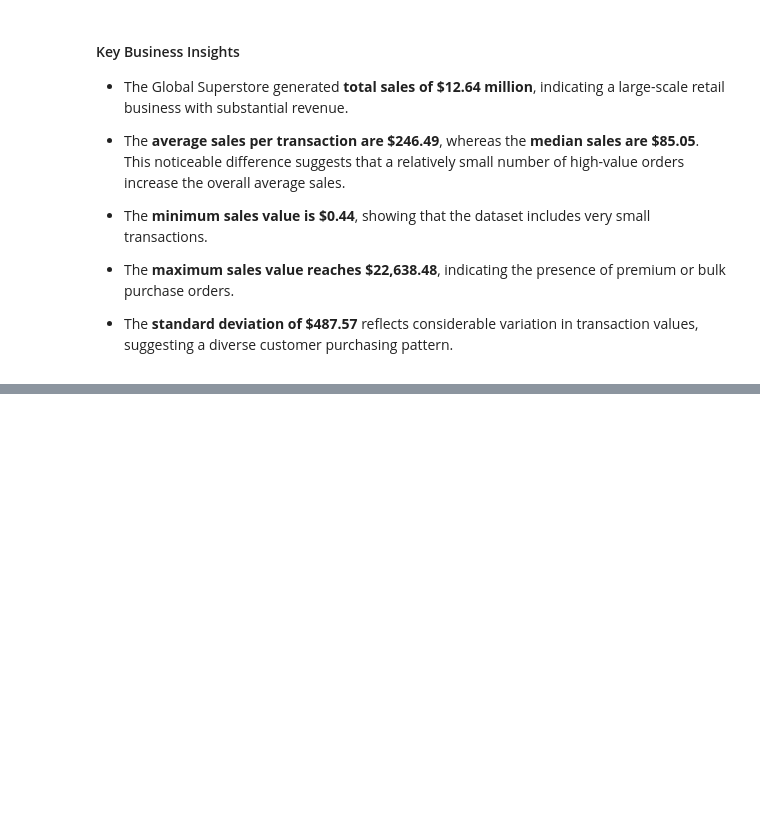
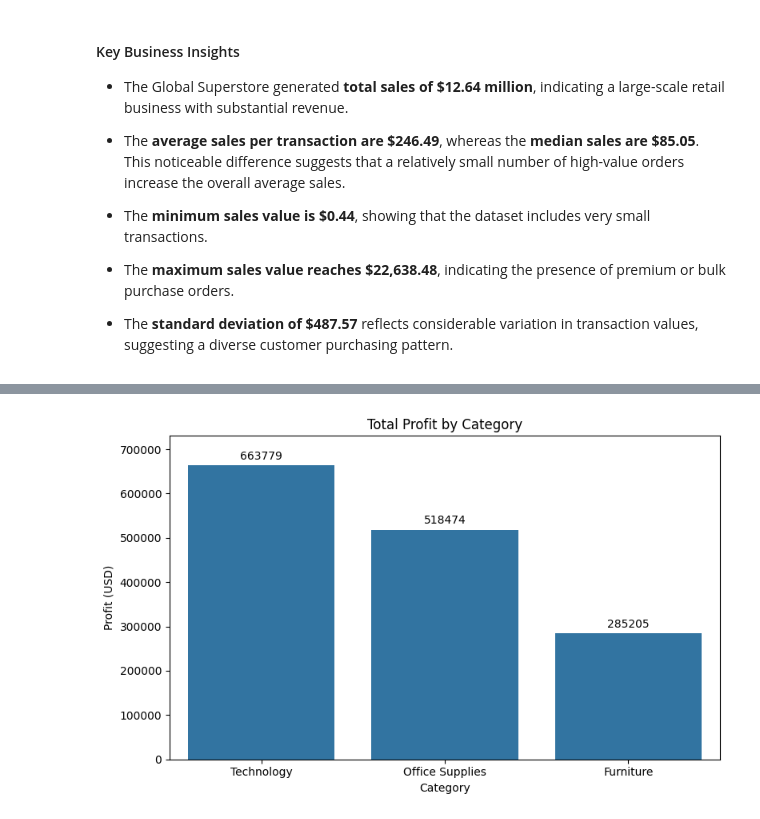
Before and after one commit to huzaifawaheed2/DevelopersHub-Corporation-Advanced-Internship, a Jupyter notebook: Project-03-Interactive-Business-Dashboard/notebooks/Business_Dashboard_Preprocessing.ipynb, the cells around one changed output, grey strips where cells are left out. Saved outputs shown, nothing was run; the diff lists cells and outputs as text; code cells hidden in the pictures; blank space fills up the shorter version.

```diff
--- a/Project-03-Interactive-Business-Dashboard/notebooks/Business_Dashboard_Preprocessing.ipynb
+++ b/Project-03-Interactive-Business-Dashboard/notebooks/Business_Dashboard_Preprocessing.ipynb
@@ -570,0 +655,19 @@ sales_summary
+# %%
+# Calculate total profit by category
+
+category_profit = (
+    df_clean
+    .groupby("Category", as_index=False)["Profit"]
+    .sum()
+    .sort_values(by="Profit", ascending=False)
+)
+
+# Display dataframe (formatted values)
+
+category_profit_display = category_profit.copy()
+
+category_profit_display["Profit"] = category_profit_display["Profit"].map(
+    lambda x: f"${x:,.2f}"
+)
+
+category_profit_display
@@ -570,0 +683,38 @@ sales_summary
+# %%
+# Create profit by category bar chart
+
+plt.figure(figsize=(8, 5))
+
+ax = sns.barplot(
+    data=category_profit,
+    x="Category",
+    y="Profit"
+)
+
+# Add profit labels on bars
+
+for container in ax.containers:
+    ax.bar_label(
+        container,
+        fmt="%.0f",
+        padding=3
+    )
+
+plt.ylim(0, category_profit["Profit"].max() * 1.10)
+plt.ticklabel_format(style="plain", axis="y")
+
+plt.title("Total Profit by Category")
+plt.xlabel("Category")
+plt.ylabel("Profit (USD)")
+
+plt.tight_layout()
+
+# plt.savefig(
+#     "../outputs/figures/02_profit_by_category.png",
+#     dpi=300,
+#     bbox_inches="tight"
+# )
+
+plt.show()
+# %% [output]
+[figure, added]
```
Also changed, not shown: parts of 51 cells of this notebook.
